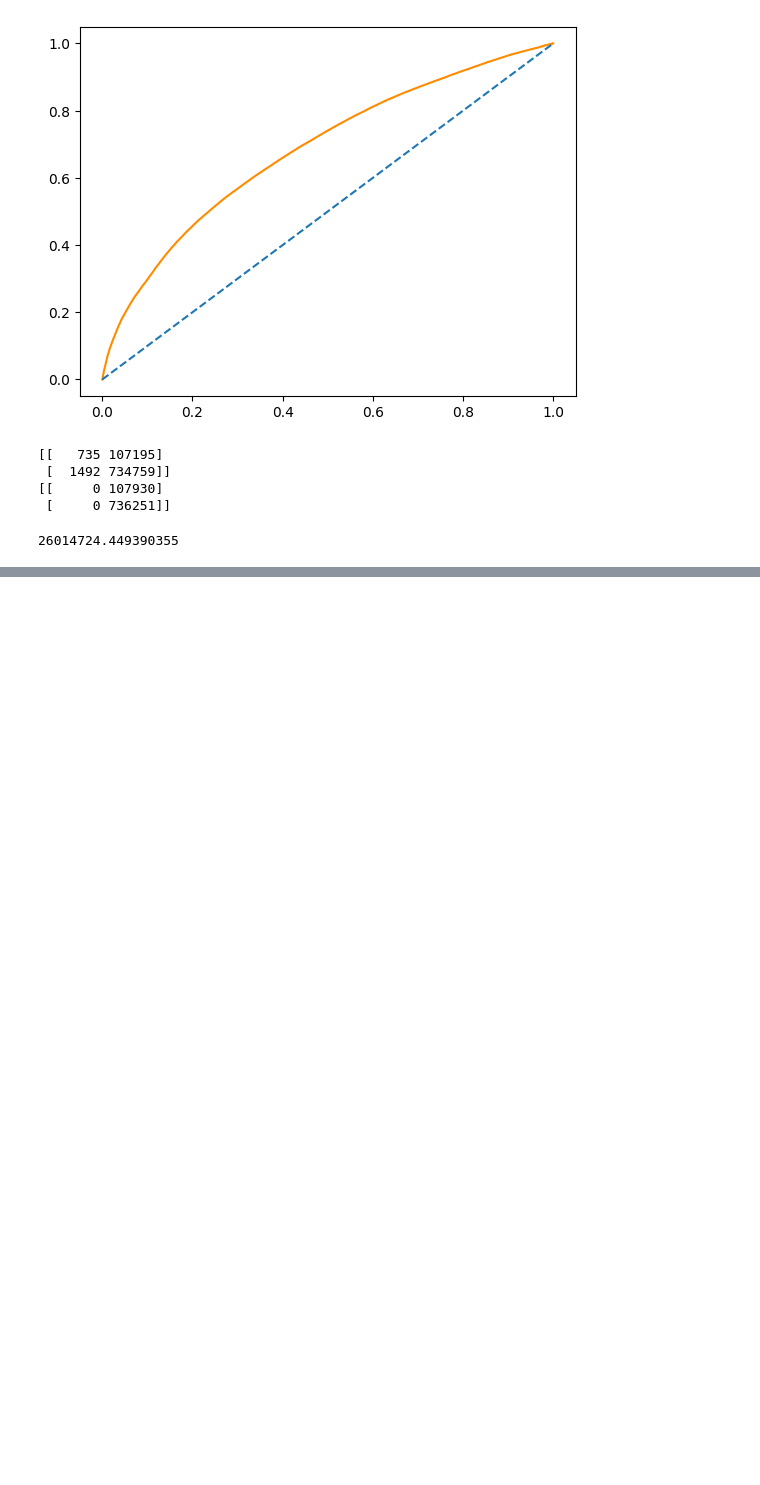
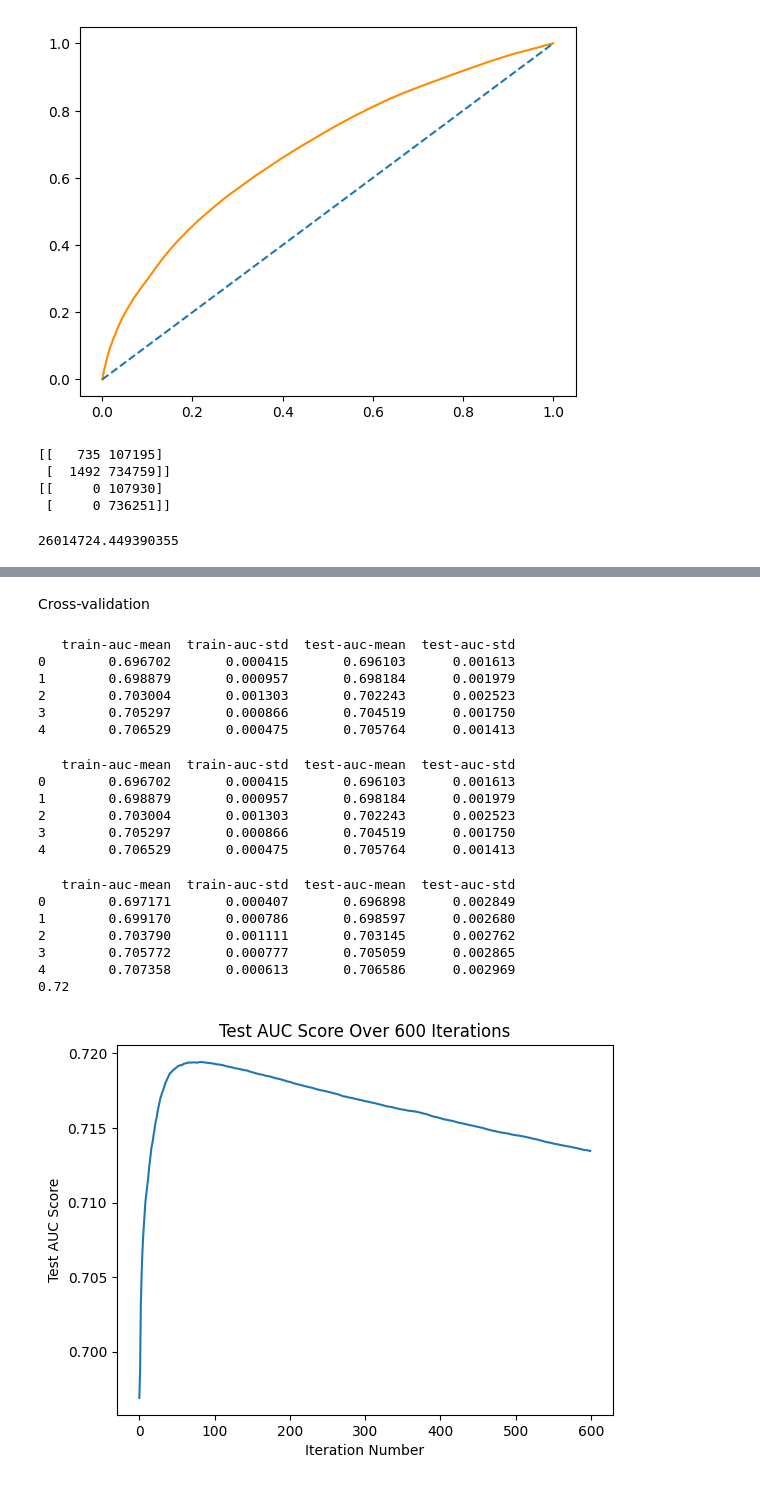
Before and after one commit to snehalsreedhar/Credit-Risk-Scoring, a Jupyter notebook: lc_loan.ipynb, the cells around one changed output, grey strips where cells are left out. Drawn from its saved outputs; the diff is of its cells as text; code cells hidden in the pictures; blank space fills up the shorter version.

Commit message:
xgboost

```diff
--- a/lc_loan.ipynb
+++ b/lc_loan.ipynb
@@ -446,0 +537,77 @@ print(avg_loan_amnt * num_defaults * (1 - default_recall))
+# %% [markdown]
+Cross-validation
+# %%
+# Set the values for number of folds and stopping iterations
+n_folds = 5
+early_stopping = 10
+
+# Create the DTrain matrix for XGBoost
+DTrain = xgb.DMatrix(X_train, label = y_train)
+
+# Define the parameters for the XGBoost model
+params = {
+    'objective': 'binary:logistic',
+    'eval_metric': 'auc',
+    'seed': 123
+}
+
+# Create the data frame of cross validations
+cv_df = xgb.cv(params, DTrain, num_boost_round = 5, nfold=n_folds,
+            early_stopping_rounds=early_stopping)
+
+# Print the cross validations data frame
+print(cv_df)
+# %% [output]
+   train-auc-mean  train-auc-std  test-auc-mean  test-auc-std
+0        0.696702       0.000415       0.696103      0.001613
+1        0.698879       0.000957       0.698184      0.001979
+2        0.703004       0.001303       0.702243      0.002523
+3        0.705297       0.000866       0.704519      0.001750
+4        0.706529       0.000475       0.705764      0.001413
+# %%
+
+# Create the DTrain matrix for XGBoost
+DTrain = xgb.DMatrix(X_train, label = y_train)
+
+# Define the parameters for the XGBoost model
+params = {
+    'objective': 'binary:logistic',
+    'eval_metric': 'auc',
+    'seed': 123
+}
+
+# Create the data frame of cross validations
+cv_results_big = xgb.cv(params, DTrain, num_boost_round = 600, nfold=10,
+            shuffle = True)
+
+# Print the cross validations data frame
+print(cv_df)
+# %% [output]
+   train-auc-mean  train-auc-std  test-auc-mean  test-auc-std
+0        0.696702       0.000415       0.696103      0.001613
+1        0.698879       0.000957       0.698184      0.001979
+2        0.703004       0.001303       0.702243      0.002523
+3        0.705297       0.000866       0.704519      0.001750
+4        0.706529       0.000475       0.705764      0.001413
+# %%
+# Print the first five rows of the CV results data frame
+print(cv_results_big.head(5))
+
+# Calculate the mean of the test AUC scores
+print(np.mean(cv_results_big['test-auc-mean']).round(2))
+
+# Plot the test AUC scores for each iteration
+plt.plot(cv_results_big['test-auc-mean'])
+plt.title('Test AUC Score Over 600 Iterations')
+plt.xlabel('Iteration Number')
+plt.ylabel('Test AUC Score')
+plt.show()
+# %% [output]
+   train-auc-mean  train-auc-std  test-auc-mean  test-auc-std
+0        0.697171       0.000407       0.696898      0.002849
+1        0.699170       0.000786       0.698597      0.002680
+2        0.703790       0.001111       0.703145      0.002762
+3        0.705772       0.000777       0.705059      0.002865
+4        0.707358       0.000613       0.706586      0.002969
+0.72
+[figure, added]
```
Also changed, not shown: parts of 19 cells of this notebook.
